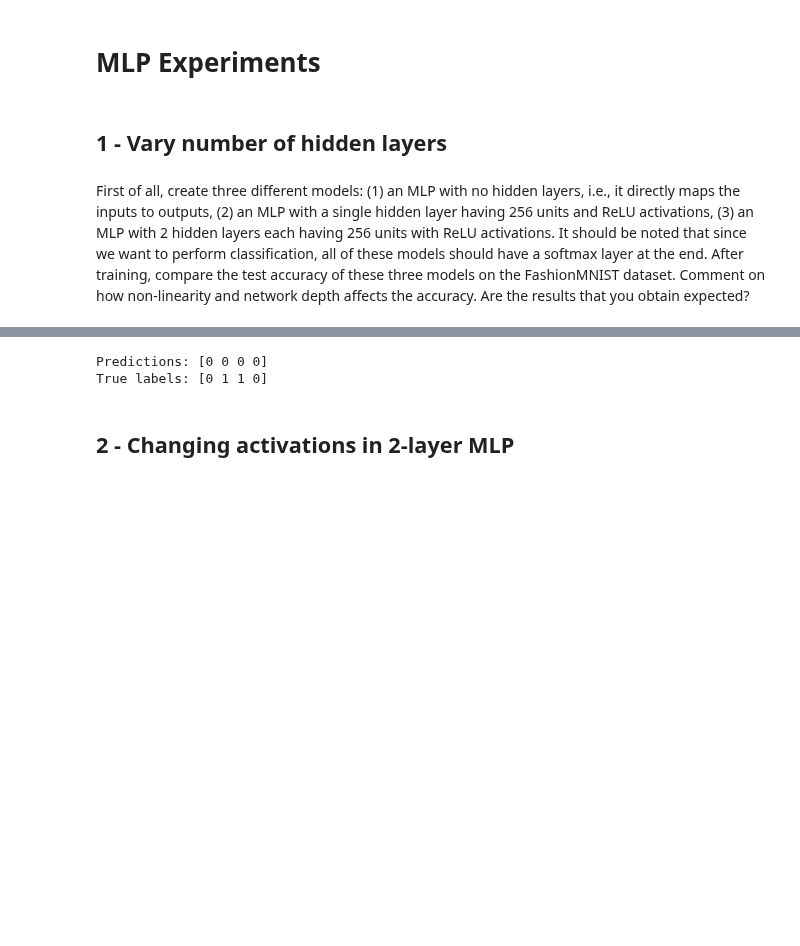
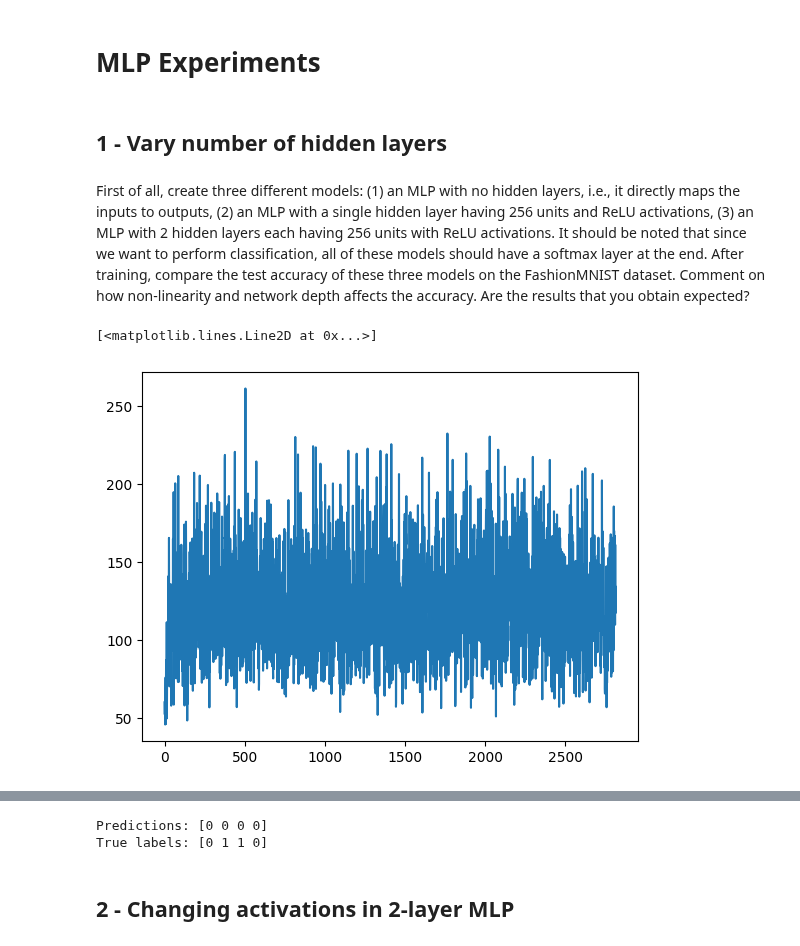
Before and after one commit to audrey352/COMP551, a Jupyter notebook: Assignment3/A3_notebook.ipynb, the cells around one changed output, grey strips where cells are left out. Cells and saved outputs as stored; diff of their text form; code cells hidden in the pictures; blank space fills up the shorter version.

```diff
--- a/Assignment3/A3_notebook.ipynb
+++ b/Assignment3/A3_notebook.ipynb
@@ -185,11 +206,11 @@ class MLP:
     def fit(self, x, y, optimizer):
         # Put current weights into a list (for gradient function)
         if self.L == 0:
-            params0 = [self.w]
+            params0 = [self.w, self.b]
         elif self.L == 1:
-            params0 = [self.w, self.v]
+            params0 = [self.v, self.c, self.w, self.b,]
         elif self.L == 2:
-            params0 = [self.w, self.v1, self.v2]
+            params0 = [self.v1, self.c1, self.v2, self.c2, self.w, self.b]
 
         # Define gradient function for optimizer
         gradient_fn = lambda x, y, *p: gradient(x, y, *p, h=self.h, L=self.L)  # *p will unpack params0
@@ -201,28 +222,30 @@ class MLP:
 
     def predict(self, x):
         if self.L == 0:
-            w, = self.params
-            yh = softmax(np.dot(x, w))  # N x C
+            w, b = self.params
+            yh = softmax(np.dot(x, w) + b)  # N x C
         elif self.L == 1:
-            w, v = self.params
-            q = np.dot(x, v)  # N x M
+            v, c, w, b = self.params
+            q = np.dot(x, v) + c  # N x M
             z = self.h(q)  # N x M
-            yh = softmax(np.dot(z, w))  # N x C
+            yh = softmax(np.dot(z, w) + b)  # N x C
         elif self.L == 2:
-            w, v1, v2 = self.params
-            q1 = np.dot(x, v1)  # N x M1
+            v1, c1, v2, c2, w, b = self.params
+            q1 = np.dot(x, v1) + c1  # N x M1
             z1 = self.h(q1)  # N x M1
-            q2 = np.dot(z1, v2)  # N x M2
+            q2 = np.dot(z1, v2) + c2  # N x M2
             z2 = self.h(q2)  # N x M2
-            yh = softmax(np.dot(z2, w))  # N x C
+            yh = softmax(np.dot(z2, w) + b)  # N x C
         return yh
 # %%
 class GradientDescent:
 
-    def __init__(self, learning_rate=.001, epsilon=1e-8, max_iters=1):
+    def __init__(self, learning_rate=.001, epsilon=1e-8, max_iters=1, record_grad=False):
         self.learning_rate = learning_rate
         self.epsilon = epsilon
         self.max_iters = max_iters
+        self.record_grad = record_grad
+        self.history_grad = []
 
     def run(self, gradient_fn, x, y, params):
         """
@@ -233,14 +256,17 @@ class GradientDescent:
         """
 
         norms = np.array([np.inf])
-        t=1
+        t=0
 
         while np.any(norms > self.epsilon) and t < self.max_iters:
             grad = gradient_fn(x, y, *params)
 
+            norms = np.array([np.linalg.norm(g) for g in grad])
+            if self.record_grad:
+                self.history_grad.append(norms.copy())
+
             for p in range(len(params)):
                 params[p] -= self.learning_rate * grad[p]
             t += 1
-            norms = np.array([np.linalg.norm(g) for g in grad])
 
         return params
@@ -334,11 +358,12 @@ depth affects the accuracy. Are the results that you obtain expected?
 # --- 0 Hidden Layers ---
 # Define MLP and optimizer
 model0 = MLP(L = 0, D=28*28)
-optimizer = GradientDescent(learning_rate=.01)  # doing one GD iteration by batch in one epoch
+optimizer = GradientDescent(learning_rate=.01, record_grad=True)  # doing one GD iteration by batch in one epoch
 num_epochs = 3
 num_classes = 10
 
 # Loop over epochs
+loss = []
 for epoch in range(num_epochs):
     # Go through batches
     for b_x, b_y in train_loader:
@@ -348,3 +373,9 @@ for epoch in range(num_epochs):
         y_batch = np.eye(num_classes)[b_y.numpy()]
         # fit model on this batch
         model0.fit(b_x, y_batch, optimizer)
+        loss.append(optimizer.history_grad[-1])
+# %%
+plt.plot(loss)
+# %% [output]
+[<matplotlib.lines.Line2D at 0x...>]
+[figure, added]
```
Also changed, not shown: parts of 8 cells of this notebook.
